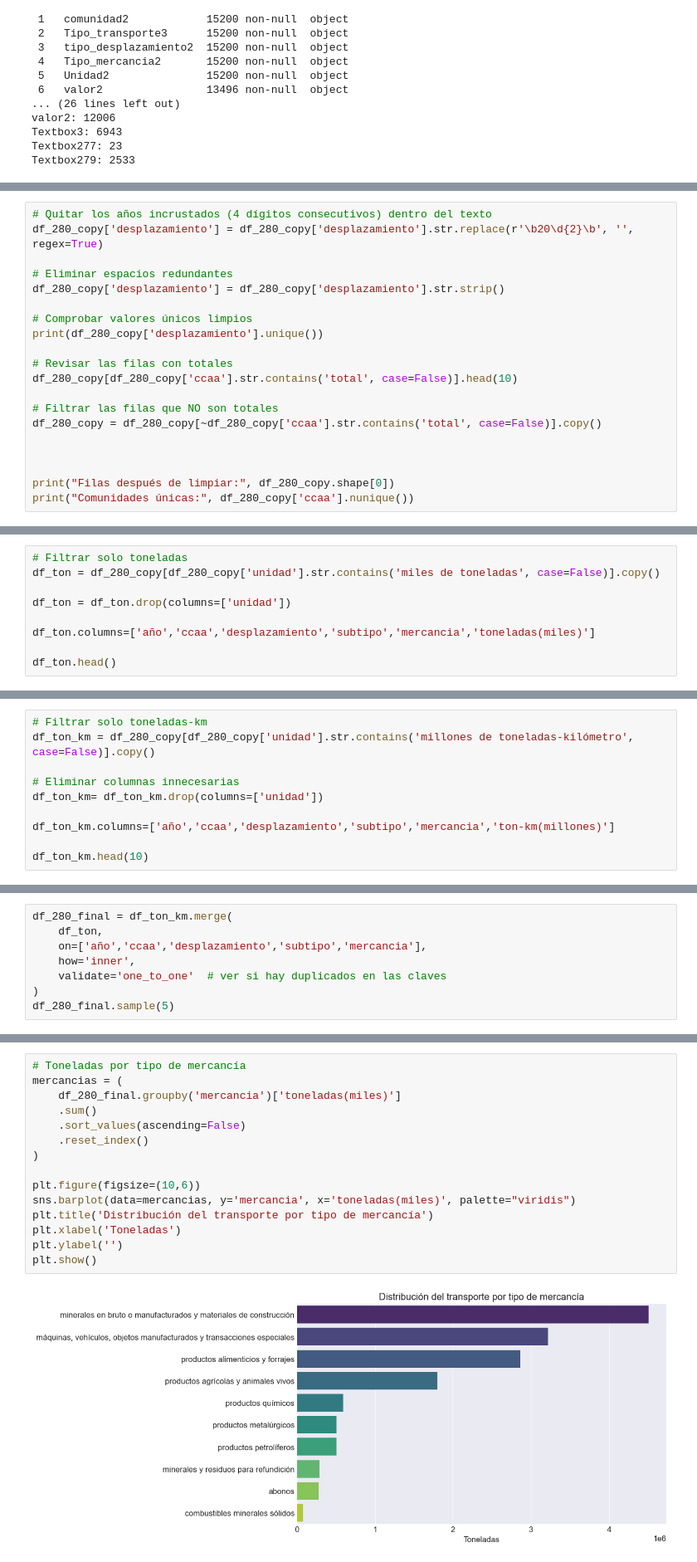
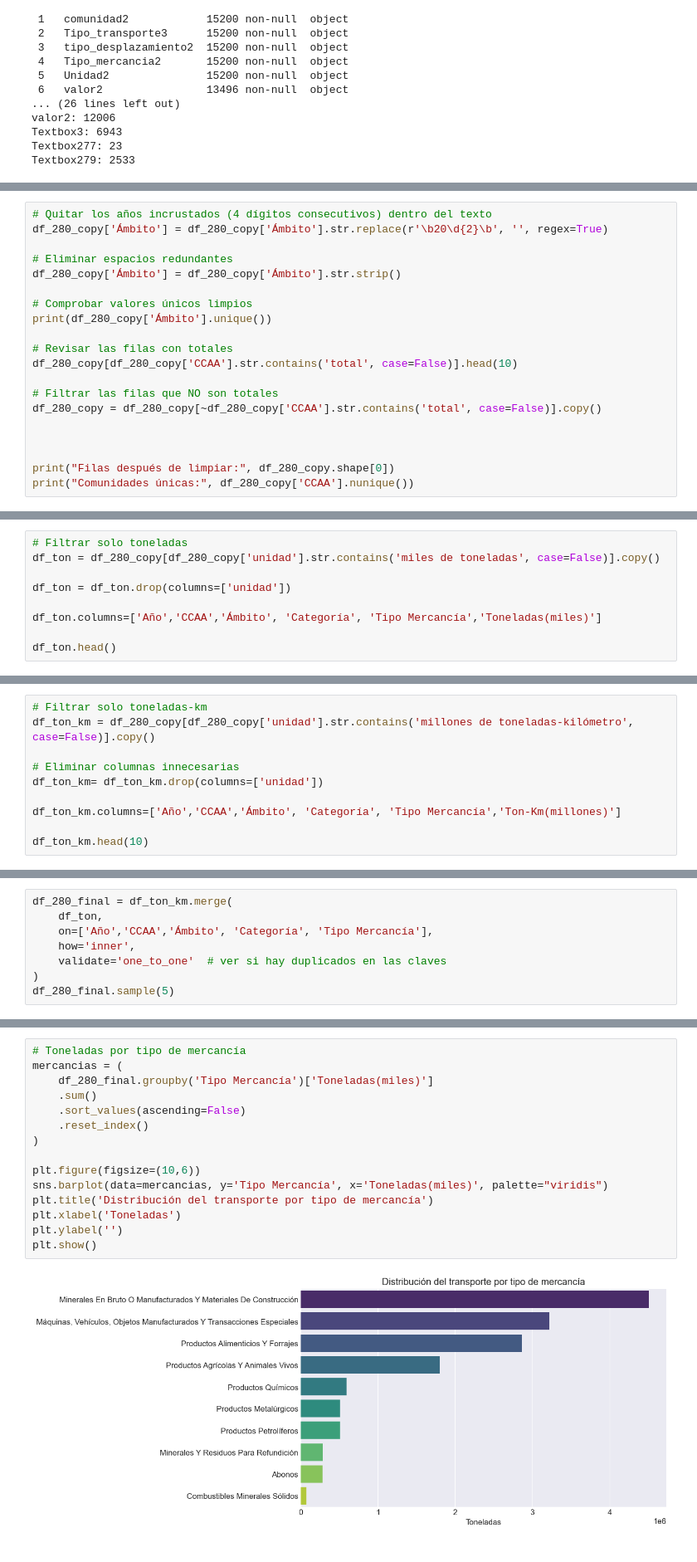
Before and after one commit to esanchezlaulhe1312/transporte_mercancias_carretera, a Jupyter notebook: notebooks/01_exploracion_CO280.ipynb, the cells around one changed output, grey strips where cells are left out. Shown at 83% size. Saved outputs shown, nothing was run; the diff lists cells and outputs as text.

```diff
--- a/notebooks/01_exploracion_CO280.ipynb
+++ b/notebooks/01_exploracion_CO280.ipynb
@@ -160,22 +160,22 @@ df_280_copy
 13496 rows × 7 columns
 # %%
 # Quitar los años incrustados (4 dígitos consecutivos) dentro del texto
-df_280_copy['desplazamiento'] = df_280_copy['desplazamiento'].str.replace(r'\b20\d{2}\b', '', regex=True)
+df_280_copy['Ámbito'] = df_280_copy['Ámbito'].str.replace(r'\b20\d{2}\b', '', regex=True)
 
 # Eliminar espacios redundantes
-df_280_copy['desplazamiento'] = df_280_copy['desplazamiento'].str.strip()
+df_280_copy['Ámbito'] = df_280_copy['Ámbito'].str.strip()
 
 # Comprobar valores únicos limpios
-print(df_280_copy['desplazamiento'].unique())
+print(df_280_copy['Ámbito'].unique())
 
 # Revisar las filas con totales
-df_280_copy[df_280_copy['ccaa'].str.contains('total', case=False)].head(10)
+df_280_copy[df_280_copy['CCAA'].str.contains('total', case=False)].head(10)
 
 # Filtrar las filas que NO son totales
-df_280_copy = df_280_copy[~df_280_copy['ccaa'].str.contains('total', case=False)].copy()
+df_280_copy = df_280_copy[~df_280_copy['CCAA'].str.contains('total', case=False)].copy()
 
 
 
 print("Filas después de limpiar:", df_280_copy.shape[0])
-print("Comunidades únicas:", df_280_copy['ccaa'].nunique())
+print("Comunidades únicas:", df_280_copy['CCAA'].nunique())
 # %% [output]
@@ -189,7 +189,7 @@ df_ton = df_280_copy[df_280_copy['unidad'].str.contains('miles de toneladas', ca
 
 df_ton = df_ton.drop(columns=['unidad'])
 
-df_ton.columns=['año','ccaa','desplazamiento','subtipo','mercancia','toneladas(miles)']
+df_ton.columns=['Año','CCAA','Ámbito', 'Categoría', 'Tipo Mercancía','Toneladas(miles)']
 
 df_ton.head()
 # %% [output]
@@ -206,7 +206,7 @@ df_ton_km = df_280_copy[df_280_copy['unidad'].str.contains('millones de tonelada
 # Eliminar columnas innecesarias
 df_ton_km= df_ton_km.drop(columns=['unidad'])
 
-df_ton_km.columns=['año','ccaa','desplazamiento','subtipo','mercancia','ton-km(millones)']
+df_ton_km.columns=['Año','CCAA','Ámbito', 'Categoría', 'Tipo Mercancía','Ton-Km(millones)']
 
 df_ton_km.head(10)
 # %% [output]
@@ -239,7 +239,7 @@ Claves únicas toneladas: 6353
 # %%
 df_280_final = df_ton_km.merge(
     df_ton,
-    on=['año','ccaa','desplazamiento','subtipo','mercancia'],
+    on=['Año','CCAA','Ámbito', 'Categoría', 'Tipo Mercancía'],
     how='inner',
     validate='one_to_one'  # ver si hay duplicados en las claves
 )
@@ -285,18 +285,18 @@ plt.show()
 # %%
 # Toneladas por tipo de mercancía
 mercancias = (
-    df_280_final.groupby('mercancia')['toneladas(miles)']
+    df_280_final.groupby('Tipo Mercancía')['Toneladas(miles)']
     .sum()
     .sort_values(ascending=False)
     .reset_index()
 )
 
 plt.figure(figsize=(10,6))
-sns.barplot(data=mercancias, y='mercancia', x='toneladas(miles)', palette="viridis")
+sns.barplot(data=mercancias, y='Tipo Mercancía', x='Toneladas(miles)', palette="viridis")
 plt.title('Distribución del transporte por tipo de mercancía')
 plt.xlabel('Toneladas')
 plt.ylabel('')
 plt.show()
 # %% [output]
-[figure, old version]
+[figure, new version]
 # %%
```
Also changed, not shown: parts of 14 cells of this notebook, 14 other files.
